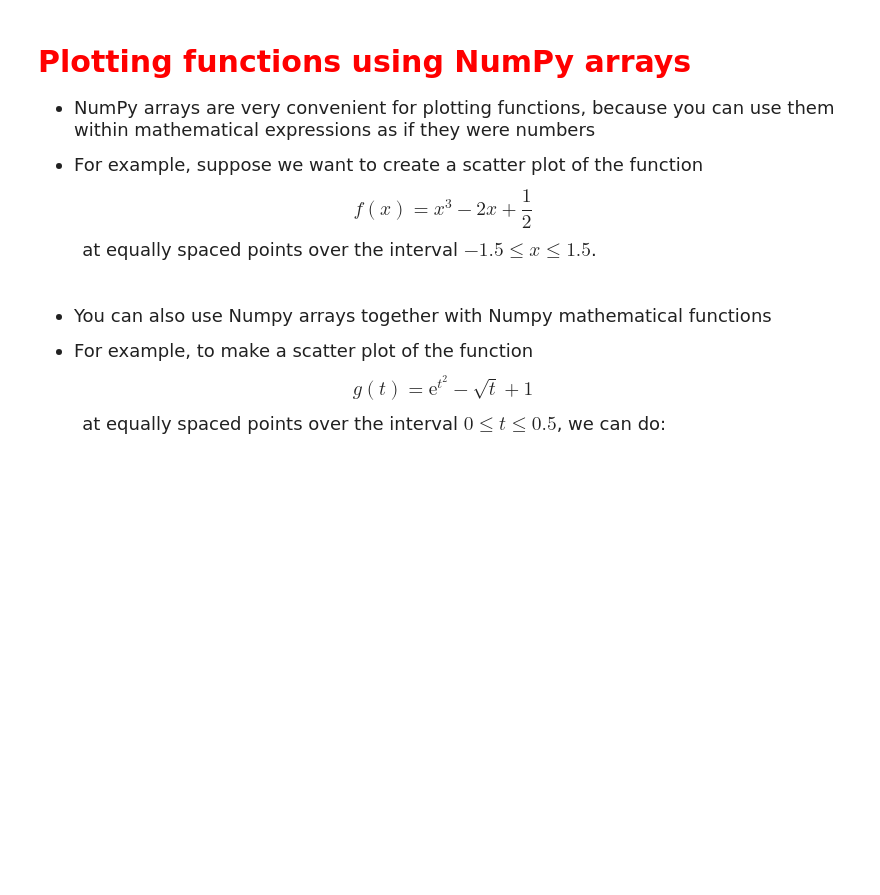
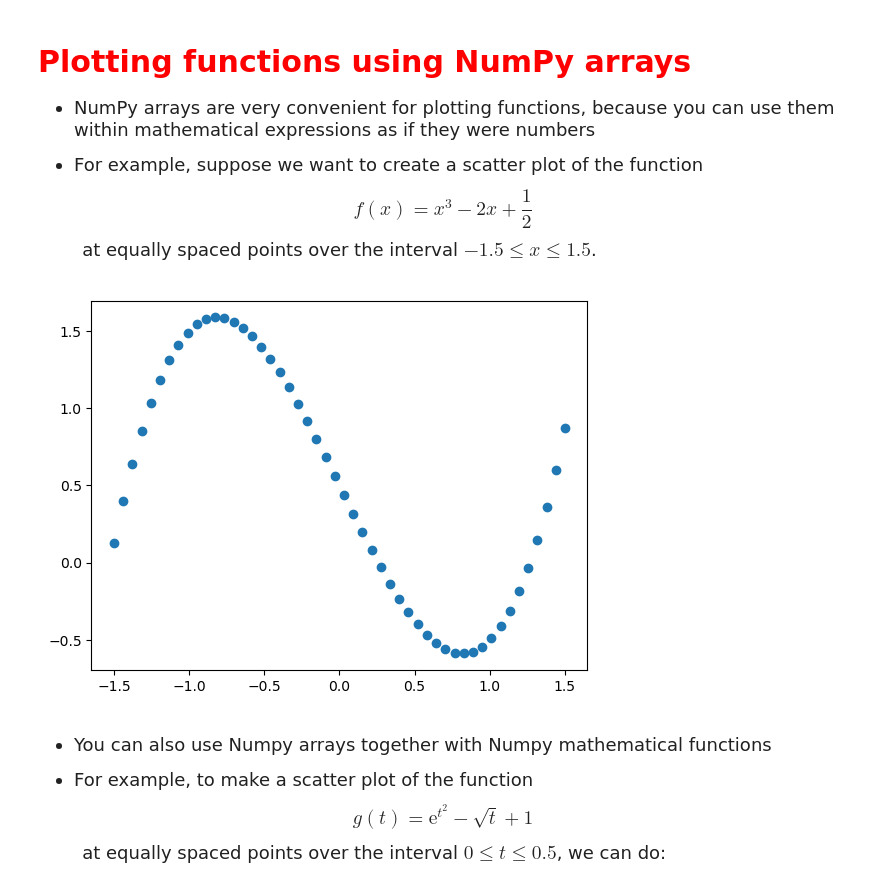
Before and after one commit to samyao014/datasci151fall2026, a Jupyter notebook: lecture_04_other_sequence_objects/Lecture04_Copy.ipynb, the cells around one changed output. Saved outputs shown, nothing was run; the diff lists cells and outputs as text; code cells hidden in the pictures; blank space fills up the shorter version.

```diff
--- a/lecture_04_other_sequence_objects/Lecture04_Copy.ipynb
+++ b/lecture_04_other_sequence_objects/Lecture04_Copy.ipynb
@@ -375,17 +451,21 @@ $$ f(x) = x^3 - 2x + \frac{1}{2} $$
 # %%
 # Create list of equally spaced points from -1.5 to 1.5
 # We'll choose points 0.25 apart
+import matplotlib.pyplot as plt
 x_vals = [-1.5, -1.25, -1, -0.75, -0.5, -0.25, 0, 0.25, 0.5, 0.75, 1, 1.25, 1.5]
+x_vals_1 = np.linspace(-1.5, 1.5, 50)
 
 # Convert to numpy array
 x_vals = np.array(x_vals)
 
 # Create new numpy array with the function evaluated at the same points
-y_vals = x_vals**3 - 2*x_vals + 0.5
+y_vals = x_vals_1**3 - 2*x_vals_1 + 0.5
 
 # Use plt.scatter to create scatter plot
-plt.scatter(x = x_vals, y = y_vals)
+plt.scatter(x = x_vals_1, y = y_vals)
 plt.show()
+# %% [output]
+[figure, added]
 # %% [markdown]
 <font size = "4">
 
```
Also changed, not shown: parts of 30 cells of this notebook.
